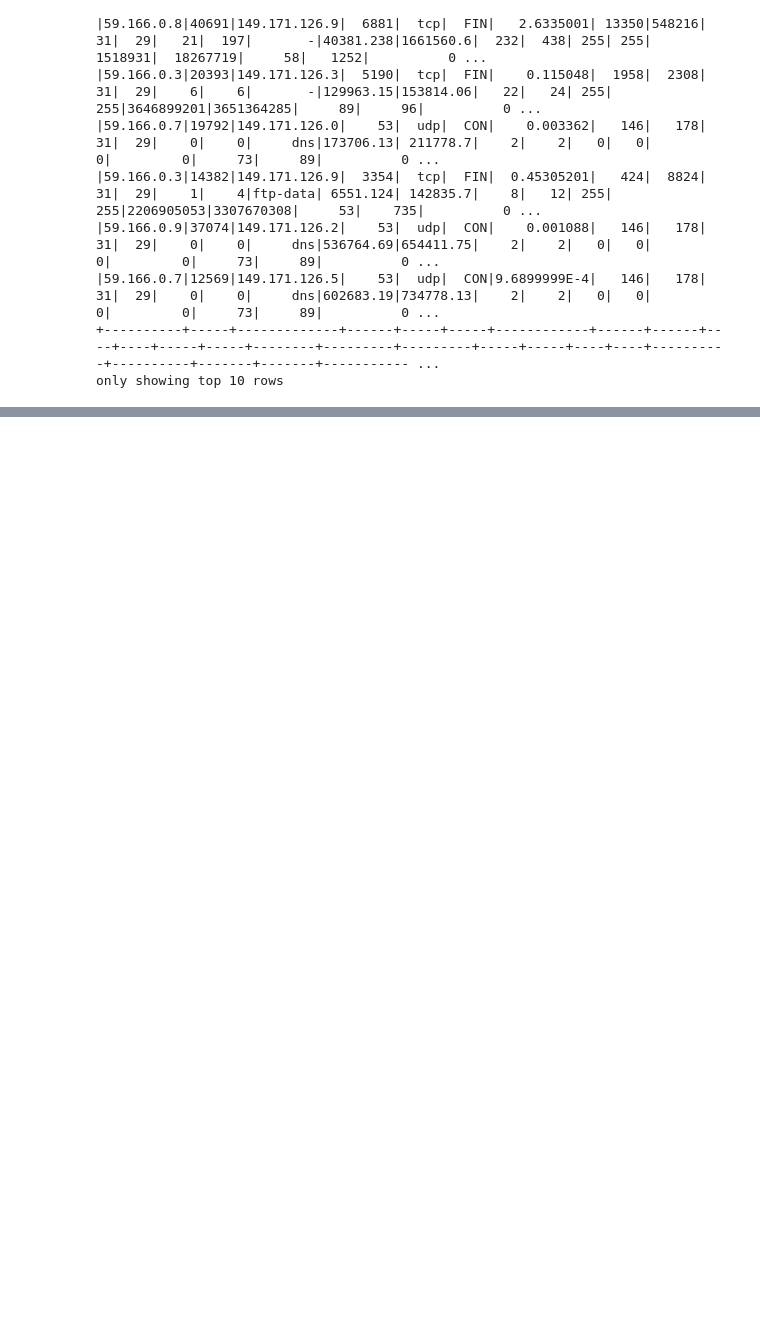
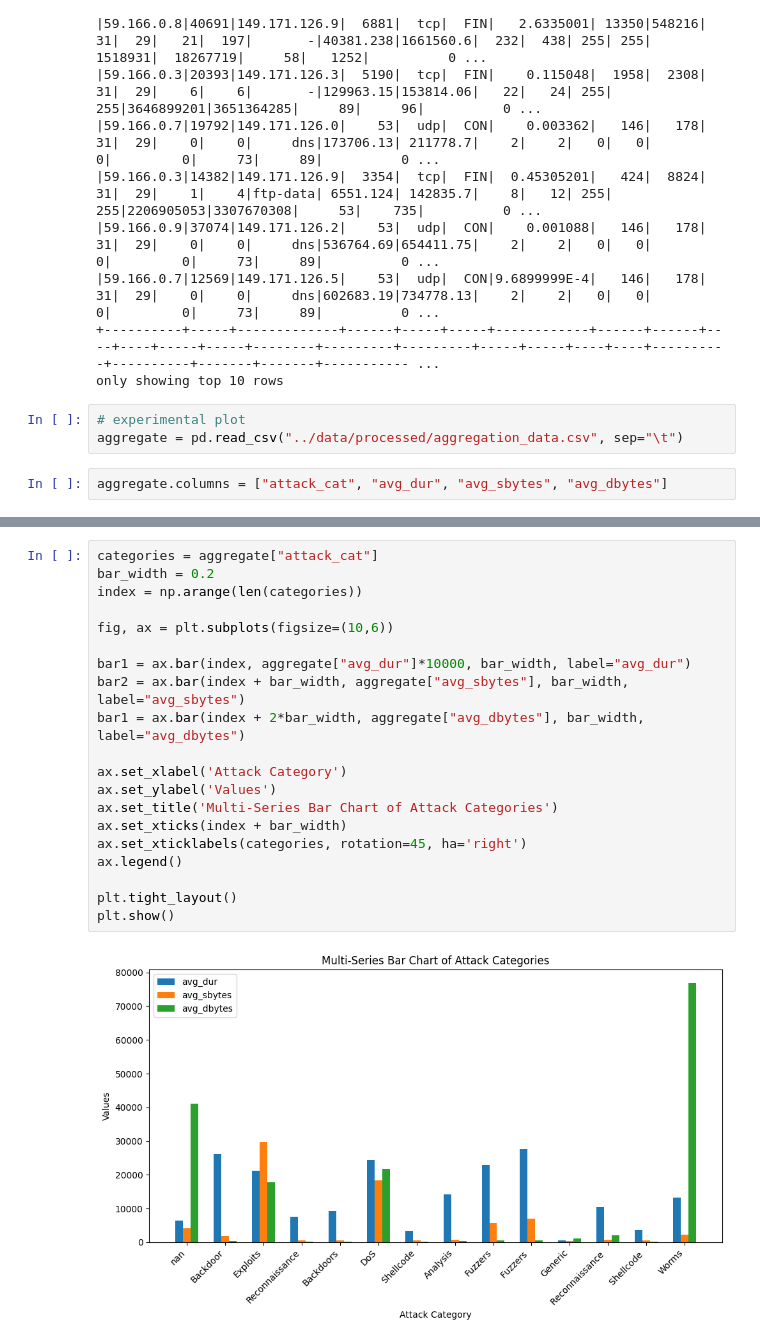
Before and after one commit to theabrahamaudu/IDS_bigdata_analysis, a Jupyter notebook: notebooks/experiment.ipynb, the cells around one changed output, grey strips where cells are left out. Cells and saved outputs as stored; diff of their text form; blank space fills up the shorter version.

Commit message:
data export script, aggregation query

```diff
--- a/notebooks/experiment.ipynb
+++ b/notebooks/experiment.ipynb
@@ -146,3 +148,8 @@ data.show(10)
 |59.166.0.7|12569|149.171.126.5|    53|  udp|  CON|9.6899999E-4|   146|   178|  31|  29|    0|    0|     dns|602683.19|734778.13|    2|    2|   0|   0|         0|         0|     73|     89|          0 ...
 +----------+-----+-------------+------+-----+-----+------------+------+------+----+----+-----+-----+--------+---------+---------+-----+-----+----+----+----------+----------+-------+-------+----------- ...
 only showing top 10 rows
+# %%
+# experimental plot
+aggregate = pd.read_csv("../data/processed/aggregation_data.csv", sep="\t")
+# %%
+aggregate.columns = ["attack_cat", "avg_dur", "avg_sbytes", "avg_dbytes"]
@@ -148,0 +174,22 @@ only showing top 10 rows
+# %%
+categories = aggregate["attack_cat"]
+bar_width = 0.2
+index = np.arange(len(categories))
+
+fig, ax = plt.subplots(figsize=(10,6))
+
+bar1 = ax.bar(index, aggregate["avg_dur"]*10000, bar_width, label="avg_dur")
+bar2 = ax.bar(index + bar_width, aggregate["avg_sbytes"], bar_width, label="avg_sbytes")
+bar1 = ax.bar(index + 2*bar_width, aggregate["avg_dbytes"], bar_width, label="avg_dbytes")
+
+ax.set_xlabel('Attack Category')
+ax.set_ylabel('Values')
+ax.set_title('Multi-Series Bar Chart of Attack Categories')
+ax.set_xticks(index + bar_width)
+ax.set_xticklabels(categories, rotation=45, ha='right')
+ax.legend()
+
+plt.tight_layout()
+plt.show()
+# %% [output]
+[figure, added]
```
Also changed, not shown: parts of 2 cells of this notebook, 6 other files.
